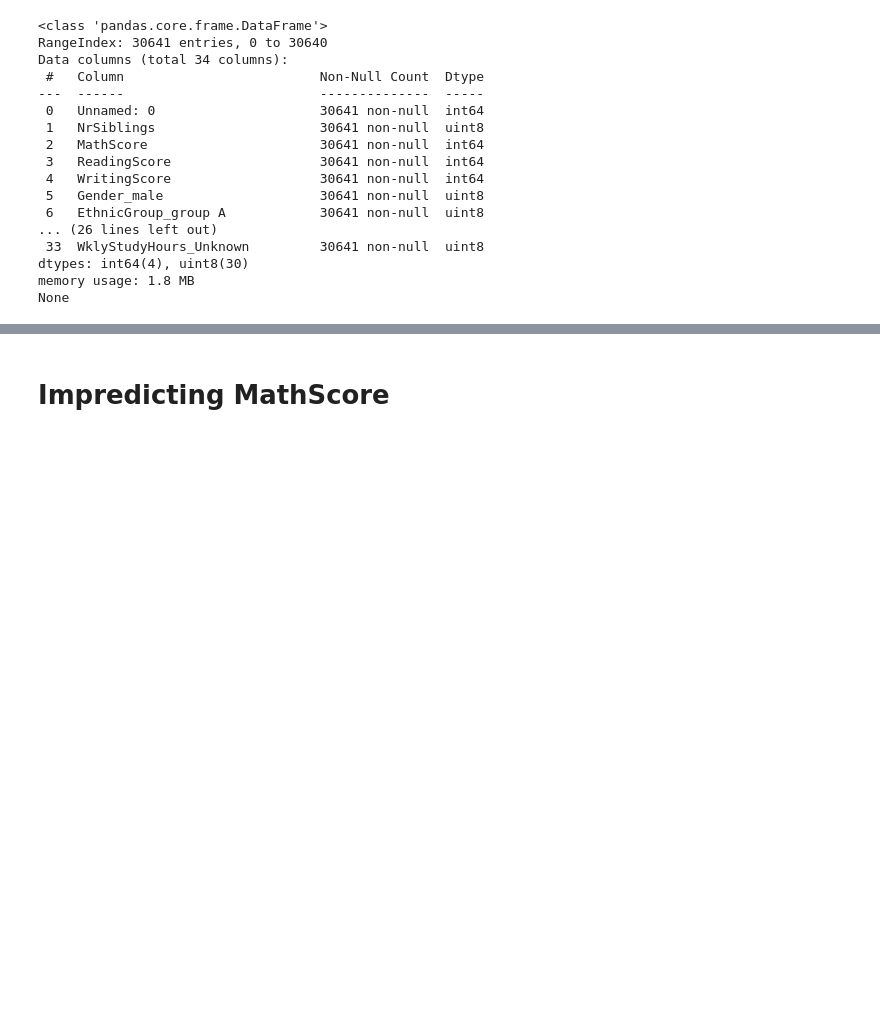
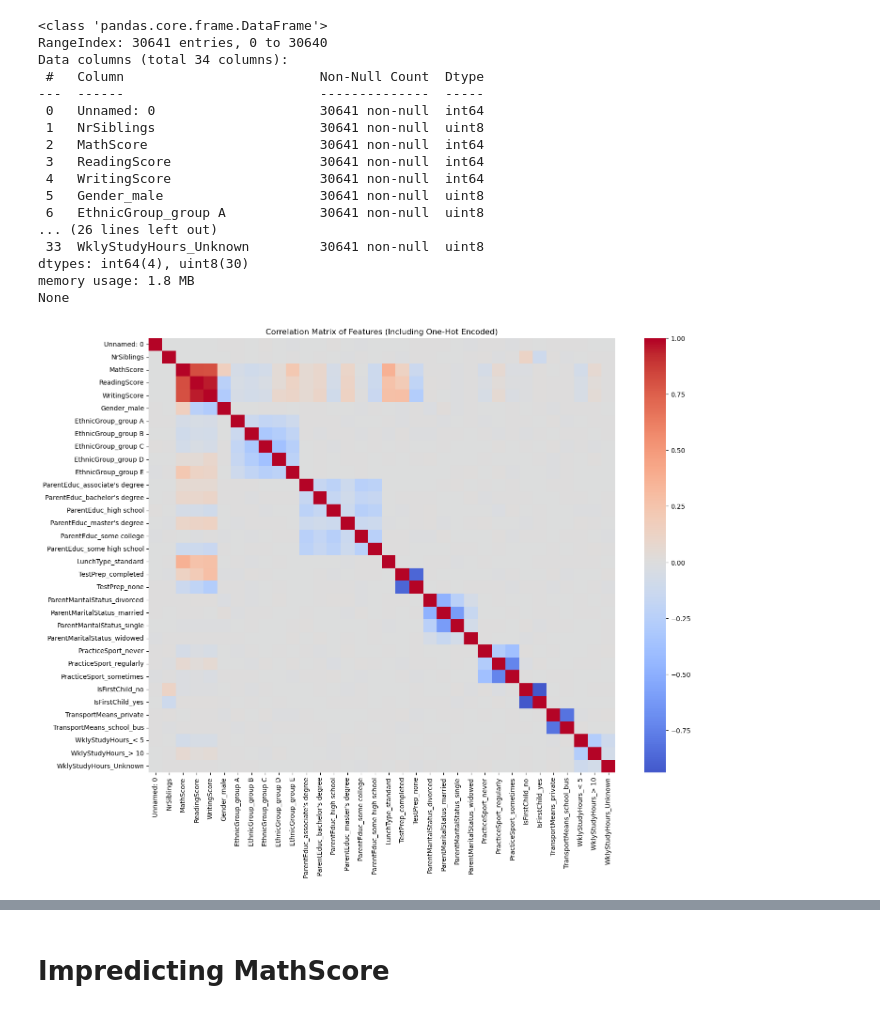
Before and after one commit to Classy-Brian/Predicting-Student-Exam-Scores-, a Jupyter notebook: predicting_exam_score.ipynb, the cells around one changed output, grey strips where cells are left out. Drawn from its saved outputs; the diff is of its cells as text; code cells hidden in the pictures; blank space fills up the shorter version.

```diff
--- a/main.ipynb
+++ b/predicting_exam_score.ipynb
@@ -216,3 +216,14 @@ Data columns (total 34 columns):
 dtypes: int64(4), uint8(30)
 memory usage: 1.8 MB
 None
+# %%
+import seaborn as sns
+
+correlation_matrix = df_encoded.corr()
+
+plt.figure(figsize=(16, 12))  # Adjust figure size for better readability
+sns.heatmap(correlation_matrix, annot=False, cmap='coolwarm', center=0)  # Use a diverging colormap
+plt.title('Correlation Matrix of Features (Including One-Hot Encoded)')
+plt.show()
+# %% [output]
+[figure, added]
```
Also changed, not shown: parts of 1 cell of this notebook, 1 other file.
